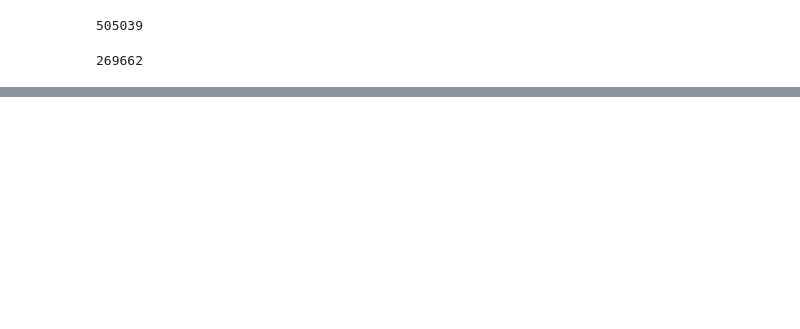
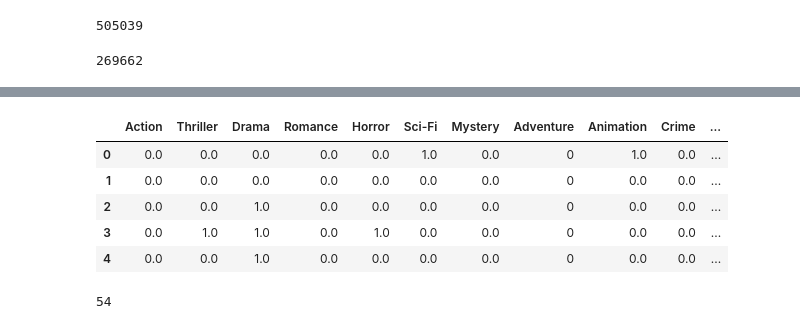
Before and after one commit to adjakka/Leaning-Resources, a Jupyter notebook: Posters - testingonly.ipynb, the cells around one changed output, grey strips where cells are left out. Drawn from its saved outputs; the diff is of its cells as text; code cells hidden in the pictures; blank space fills up the shorter version.

```diff
--- a/Posters - testingonly.ipynb
+++ b/Posters - testingonly.ipynb
@@ -62,0 +227,9 @@ full_list_1.groupby('genres').count().sort_values(by = 'startYear', ascending =
+# %%
+collected_images_df.head()
+# %% [output]
+|  | Action | Thriller | Drama | Romance | Horror | Sci-Fi | Mystery | Adventure | Animation | Crime | ... |
+| 0 | 0.0 | 0.0 | 0.0 | 0.0 | 0.0 | 1.0 | 0.0 | 0 | 1.0 | 0.0 | ... |
+| 1 | 0.0 | 0.0 | 0.0 | 0.0 | 0.0 | 0.0 | 0.0 | 0 | 0.0 | 0.0 | ... |
+| 2 | 0.0 | 0.0 | 1.0 | 0.0 | 0.0 | 0.0 | 0.0 | 0 | 0.0 | 0.0 | ... |
+| 3 | 0.0 | 1.0 | 1.0 | 0.0 | 1.0 | 0.0 | 0.0 | 0 | 0.0 | 0.0 | ... |
+| 4 | 0.0 | 0.0 | 1.0 | 0.0 | 0.0 | 0.0 | 0.0 | 0 | 0.0 | 0.0 | ... |
@@ -62,0 +239,4 @@ full_list_1.groupby('genres').count().sort_values(by = 'startYear', ascending =
+# %%
+len(train)
+# %% [output]
+54
```
Also changed, not shown: parts of 49 cells of this notebook.
